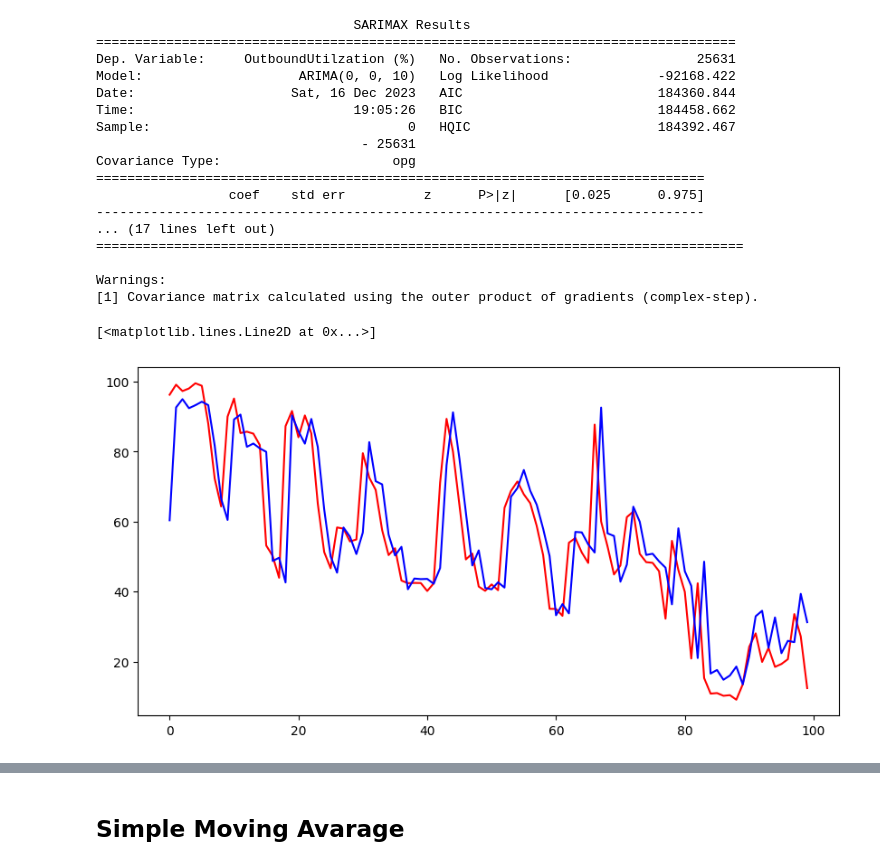
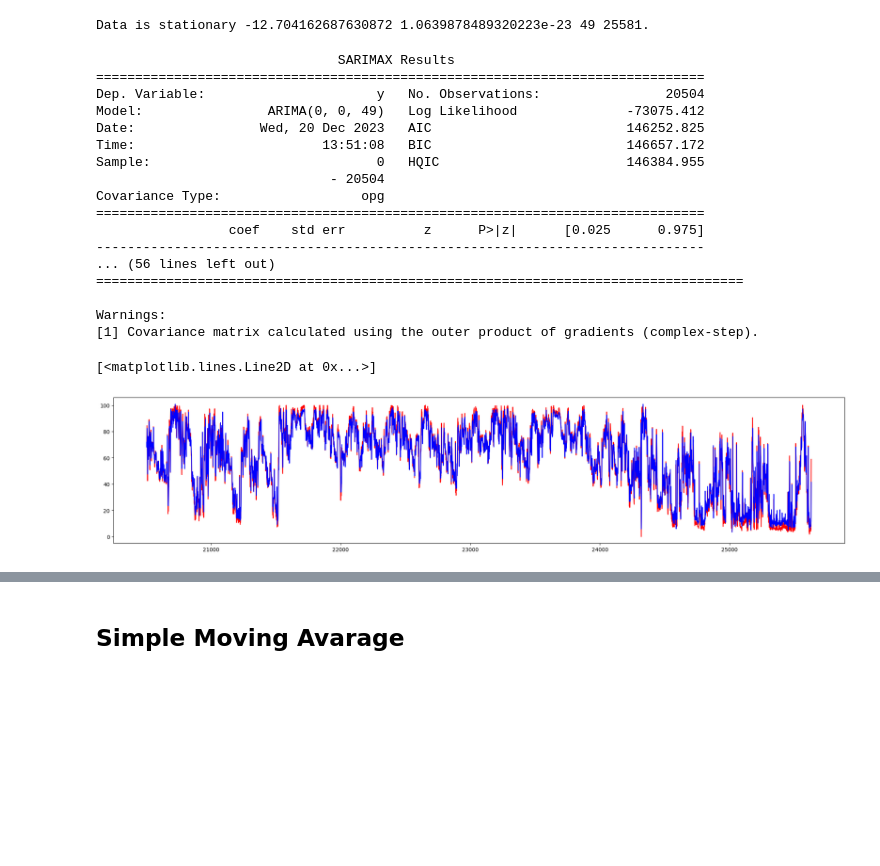
Before and after one commit to AlesKas/DIP, a Jupyter notebook: network_analytics_ma.ipynb, the cells around one changed output, grey strips where cells are left out. Drawn from its saved outputs; the diff is of its cells as text; code cells hidden in the pictures; blank space fills up the shorter version.

```diff
--- a/network_analytics_ma.ipynb
+++ b/network_analytics_ma.ipynb
@@ -31,33 +17,34 @@ network_analytics.head()
+# %%
+statistics, pval, usedlag, nobs, _, _ = adfuller(network_analytics['OutboundUtilzation (%)'], autolag='AIC')
+if pval < 0.05:
+    print(f"Data is stationary {statistics} {pval} {usedlag} {nobs}.")
+else:
+    print(f"Data is not stationary {statistics} {pval} {usedlag} {nobs}")
+# %% [output]
+Data is stationary -12.704162687630872 1.0639878489320223e-23 49 25581.
+# %%
+X = series.values
+size = int(len(X) * 0.80)
+train, test = X[0:size], X[size:len(X)]
 # %%
-ARMA_model = ARIMA(endog=series, order=(0, 0, 10))
-results = ARMA_model.fit()
+MA_model = ARIMA(endog=train, order=(0, 0, usedlag))
+results = MA_model.fit()
 print(results.summary())
 # %% [output]
-                                 SARIMAX Results
-==================================================================================
-Dep. Variable:     OutboundUtilzation (%)   No. Observations:                25631
-Model:                    ARIMA(0, 0, 10)   Log Likelihood              -92168.422
-Date:                    Sat, 16 Dec 2023   AIC                         184360.844
-Time:                            19:05:26   BIC                         184458.662
-Sample:                                 0   HQIC                        184392.467
-                                  - 25631
-Covariance Type:                      opg
+                               SARIMAX Results
+==============================================================================
+Dep. Variable:                      y   No. Observations:                20504
+Model:                ARIMA(0, 0, 49)   Log Likelihood              -73075.412
+Date:                Wed, 20 Dec 2023   AIC                         146252.825
+Time:                        13:51:08   BIC                         146657.172
+Sample:                             0   HQIC                        146384.955
+                              - 20504
+Covariance Type:                  opg
 ==============================================================================
                  coef    std err          z      P>|z|      [0.025      0.975]
 ------------------------------------------------------------------------------
-... (17 lines left out)
+... (56 lines left out)
 ===================================================================================
 
 Warnings:
 [1] Covariance matrix calculated using the outer product of gradients (complex-step).
-# %%
-start_date = '10/10/2017 7:01'
-end_date   = '1/8/2018 13:07'
-network_analytics['forecast'] = results.predict(start=0, end=len(network_analytics))
-# %%
-fig, ax = plt.subplots(figsize=(10, 5))
-ax.plot(network_analytics['OutboundUtilzation (%)'][:100], color='r')
-ax.plot(network_analytics['forecast'][:100], color='b')
-# %% [output]
-[<matplotlib.lines.Line2D at 0x...>]
-[figure, removed]
@@ -63,0 +53,28 @@ ax.plot(network_analytics['forecast'][:100], color='b')
+# %%
+results = ARIMAResults.load('MA.pkl')
+# %%
+coef = results.params
+# Grab last x values of the train dataset
+history = train[len(train)-usedlag:]
+# Compute their prediction
+pred = results.predict(start=len(train) - usedlag + 1, end=len(train))
+# Compute error between actual and prediction
+errors = np.array(history - pred).tolist()
+
+predictions = list()
+for t in range(len(test)):
+    yhat = coef[0]
+    for d in range(usedlag):
+        yhat += coef[d+1] * errors[usedlag-d-1]
+        obs = X[t]
+    predictions.append(yhat)
+
+    errors.pop(0)
+    errors.append(X[len(train) + t] - yhat)
+
+fig, ax = plt.subplots(figsize=(25, 5))
+ax.plot(range(size, len(network_analytics)),network_analytics['OutboundUtilzation (%)'][size:len(network_analytics)], color='r')
+ax.plot(range(size, len(network_analytics)), predictions, color='b')
+# %% [output]
+[<matplotlib.lines.Line2D at 0x...>]
+[figure, added]
```
Also changed, not shown: parts of 6 cells of this notebook, 4 other files.
